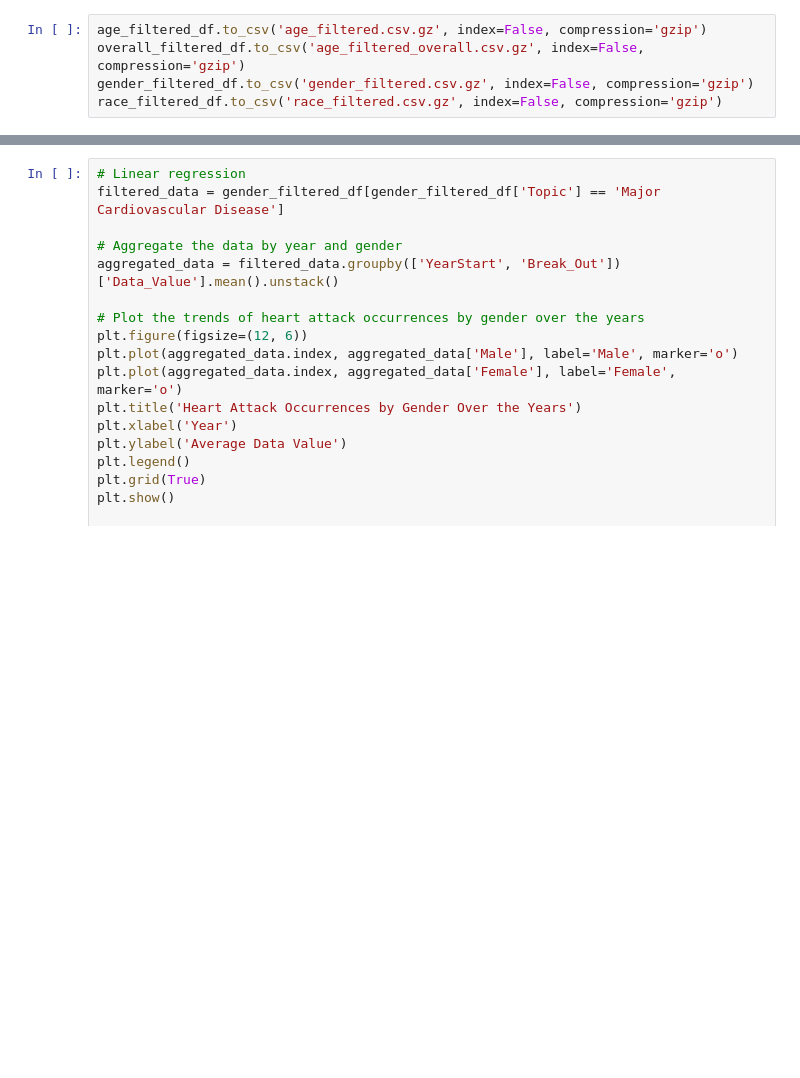
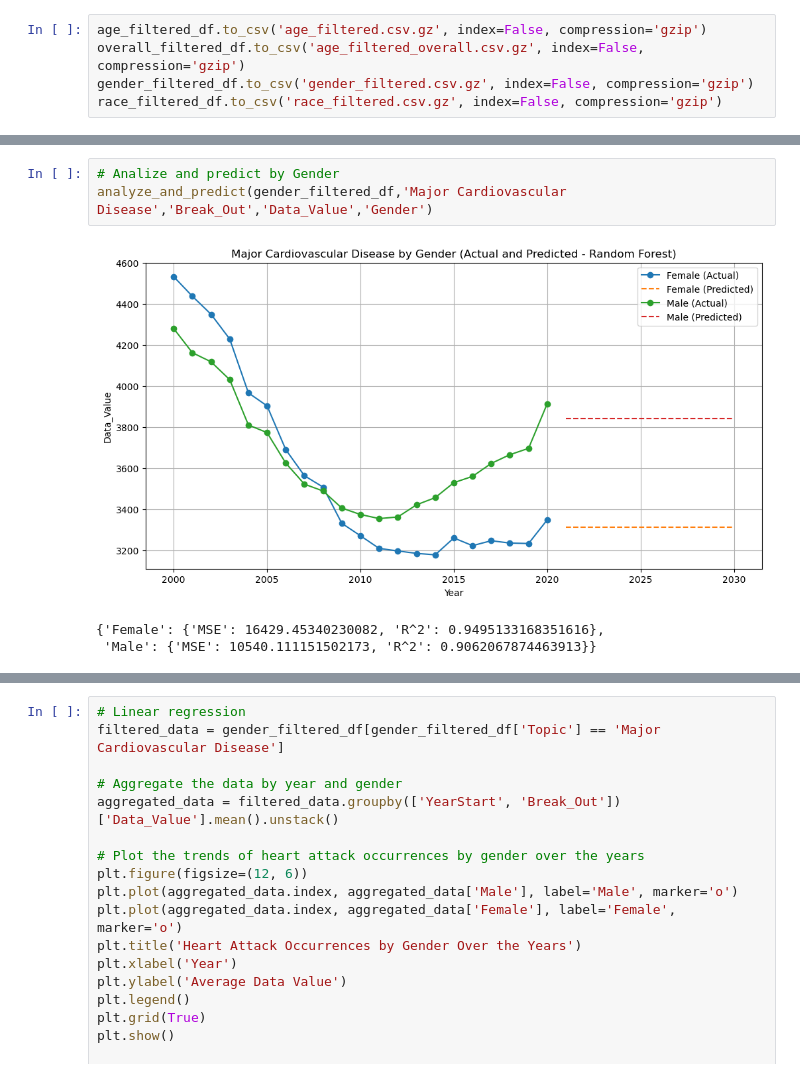
Before and after one commit to GrigoriyIsayev/group_5_challenge_2_cardio, a Jupyter notebook: Cardio_disease_Nadia.ipynb, the cells around one changed output, grey strips where cells are left out. Drawn from its saved outputs; the diff is of its cells as text; blank space fills up the shorter version.

Commit message:
add graphs and prediction for dfs

```diff
--- a/Cardio_disease_Nadia.ipynb
+++ b/Cardio_disease_Nadia.ipynb
@@ -425,0 +515,7 @@ gender_filtered_df
+# %%
+# Analize and predict by Gender
+analyze_and_predict(gender_filtered_df,'Major Cardiovascular Disease','Break_Out','Data_Value','Gender')
+# %% [output]
+[figure, added]
+{'Female': {'MSE': 16429.45340230082, 'R^2': 0.9495133168351616},
+ 'Male': {'MSE': 10540.111151502173, 'R^2': 0.9062067874463913}}
```
Also changed, not shown: parts of 9 cells of this notebook.
